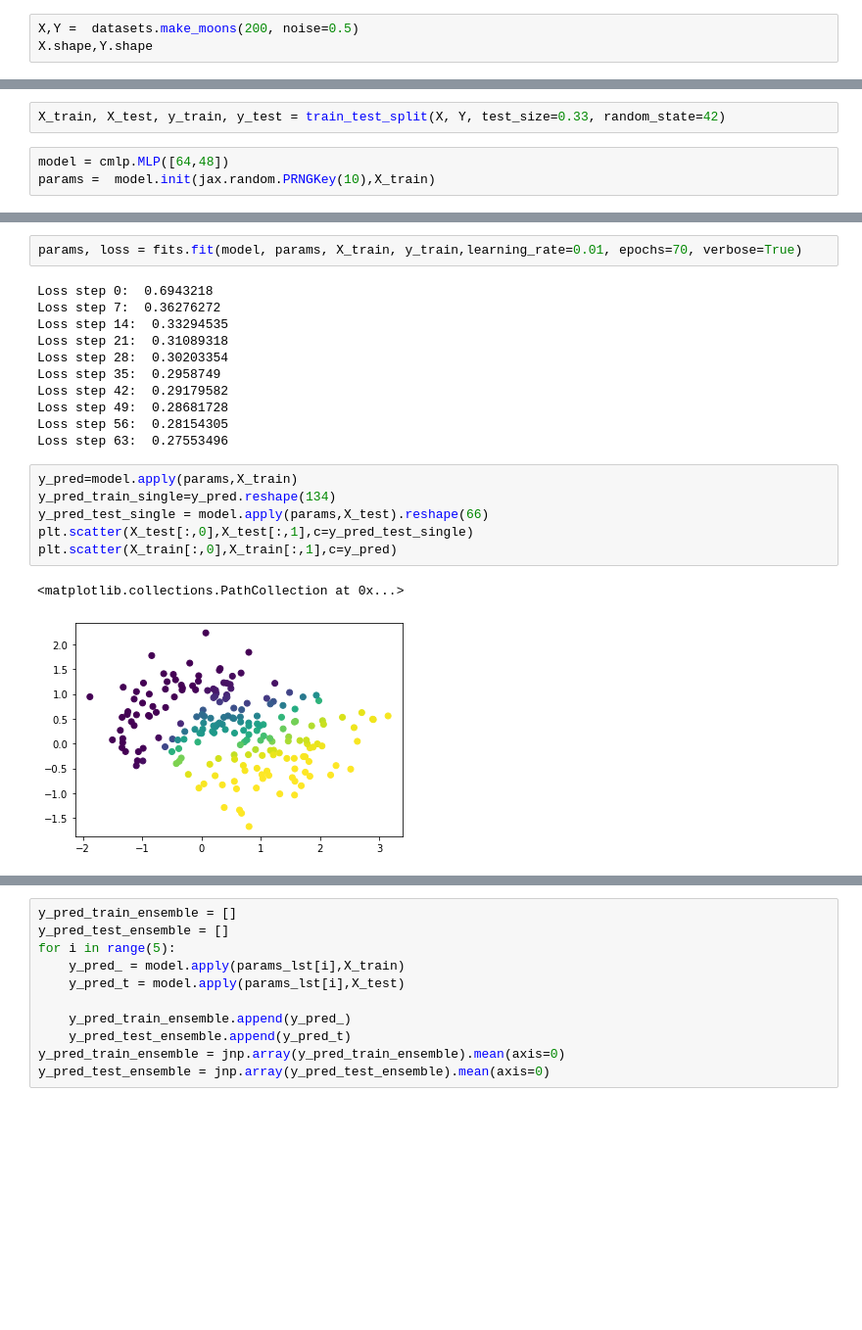
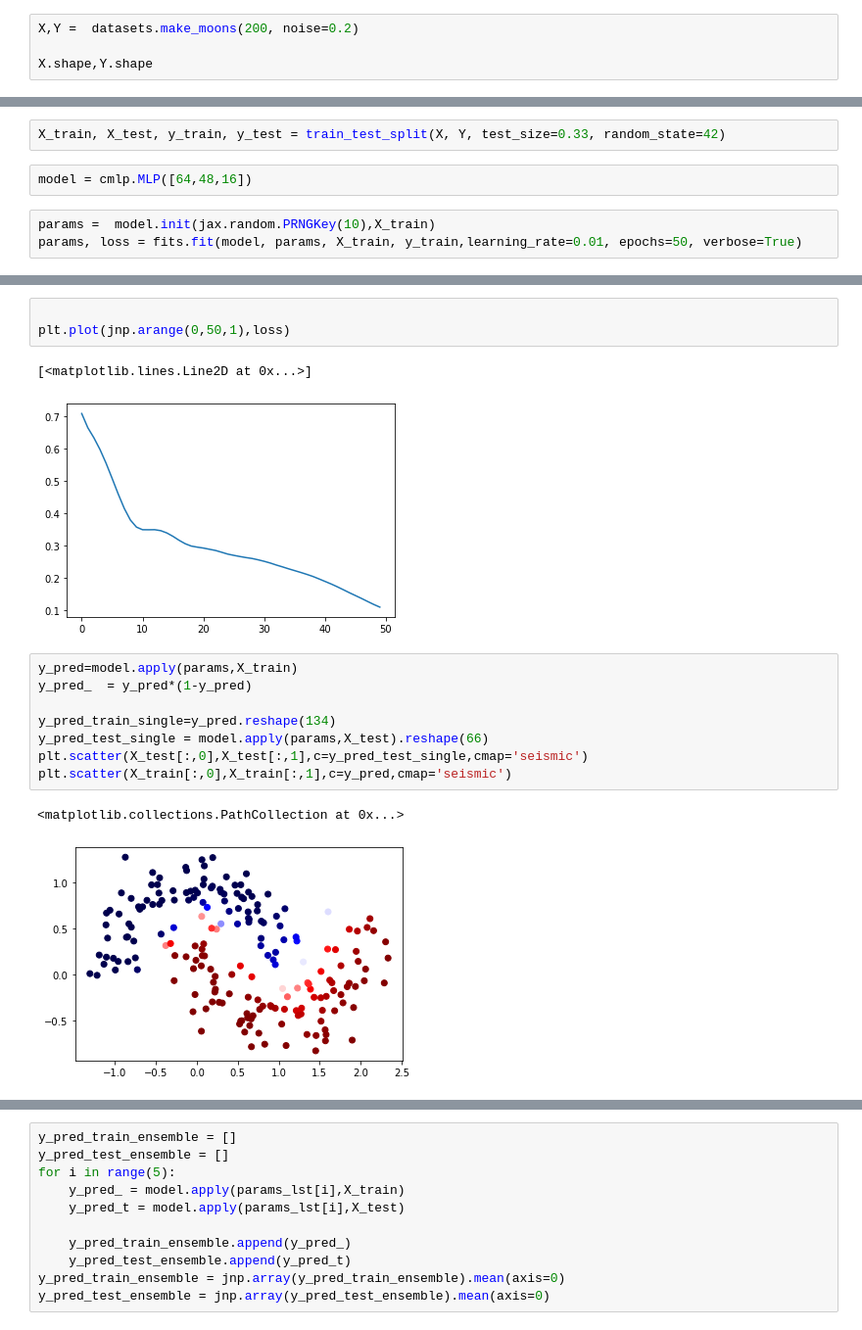
Before and after one commit to AnandShegde/bnn-zoo, a Jupyter notebook: notebooks/classification/deep ensemble makemoons.ipynb, the cells around one changed output, grey strips where cells are left out. Shown: that part at 98% size. Drawn from its saved outputs; the diff is of its cells as text; blank space fills up the shorter version.

```diff
--- a/notebooks/classification/deep ensemble makemoons.ipynb
+++ b/notebooks/classification/deep ensemble makemoons.ipynb
@@ -13,5 +16,6 @@ from sklearn.model_selection import train_test_split
 # %%
-X,Y =  datasets.make_moons(200, noise=0.5)
+X,Y =  datasets.make_moons(200, noise=0.2)
+
 X.shape,Y.shape
 # %% [output]
 ((200, 2), (200,))
@@ -23,5 +27,7 @@ sns.despine()
 # %%
 X_train, X_test, y_train, y_test = train_test_split(X, Y, test_size=0.33, random_state=42)
 # %%
-model = cmlp.MLP([64,48])
-params =  model.init(jax.random.PRNGKey(10),X_train)
+model = cmlp.MLP([64,48,16])
+# %%
+params =  model.init(jax.random.PRNGKey(10),X_train)
+params, loss = fits.fit(model, params, X_train, y_train,learning_rate=0.01, epochs=50, verbose=True)
@@ -28,25 +46,20 @@ params =  model.init(jax.random.PRNGKey(10),X_train)
 # %%
-params, loss = fits.fit(model, params, X_train, y_train,learning_rate=0.01, epochs=70, verbose=True)
+
+plt.plot(jnp.arange(0,50,1),loss)
 # %% [output]
-Loss step 0:  0.6943218
-Loss step 7:  0.36276272
-Loss step 14:  0.33294535
-Loss step 21:  0.31089318
-Loss step 28:  0.30203354
-Loss step 35:  0.2958749
-Loss step 42:  0.29179582
-Loss step 49:  0.28681728
-Loss step 56:  0.28154305
-Loss step 63:  0.27553496
+[<matplotlib.lines.Line2D at 0x...>]
+[figure, added]
 # %%
 y_pred=model.apply(params,X_train)
+y_pred_  = y_pred*(1-y_pred)
+
 y_pred_train_single=y_pred.reshape(134)
 y_pred_test_single = model.apply(params,X_test).reshape(66)
-plt.scatter(X_test[:,0],X_test[:,1],c=y_pred_test_single)
-plt.scatter(X_train[:,0],X_train[:,1],c=y_pred)
+plt.scatter(X_test[:,0],X_test[:,1],c=y_pred_test_single,cmap='seismic')
+plt.scatter(X_train[:,0],X_train[:,1],c=y_pred,cmap='seismic')
 # %% [output]
 <matplotlib.collections.PathCollection at 0x...>
-[figure, old version]
+[figure, new version]
 # %%
 from sklearn.metrics import brier_score_loss
 brier_score_loss(y_train,y_pred_train_single),brier_score_loss(y_test,y_pred_test_single)
```
Also changed, not shown: parts of 10 cells of this notebook.
